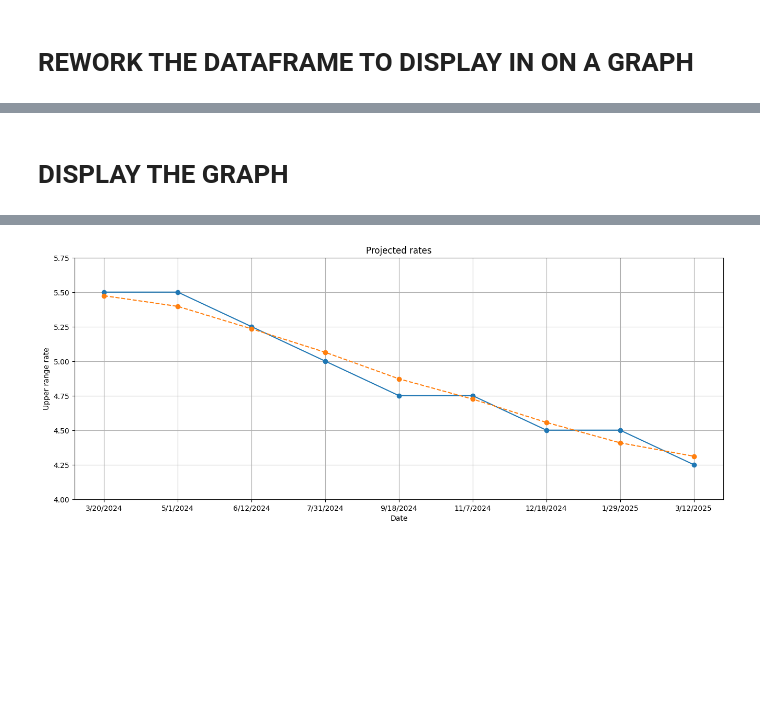
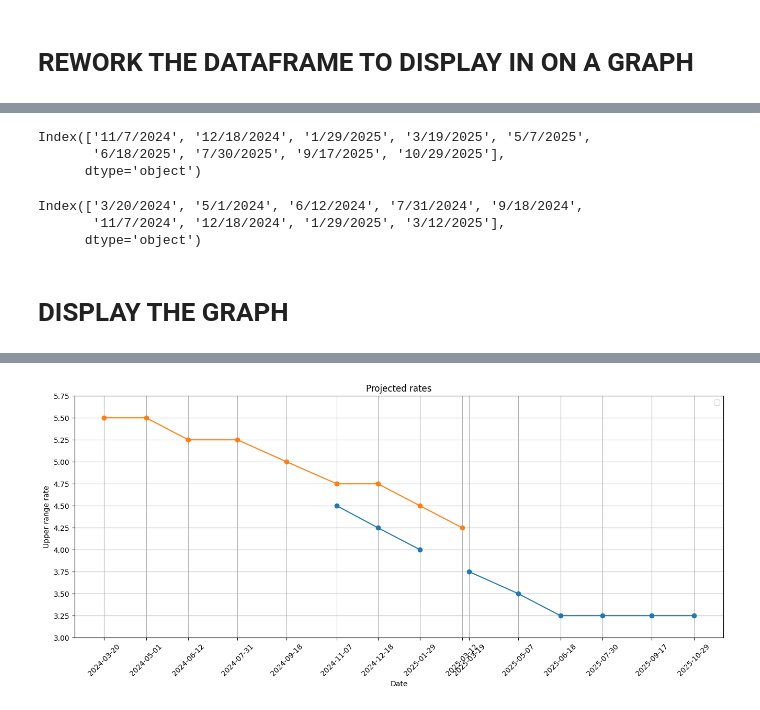
Before and after one commit to MaximilienA/quantitative-tools, a Jupyter notebook: Notebooks/[02 03 2024] [Local] Step by step Datascrapping + Data cleaning + Display + Database upload.ipynb, the cells around one changed output, grey strips where cells are left out. Saved outputs shown, nothing was run; the diff lists cells and outputs as text; code cells hidden in the pictures; blank space fills up the shorter version.

Commit message:
Update graph display

```diff
--- a/Notebooks/[02 03 2024] [Local] Step by step Datascrapping + Data cleaning + Display + Database upload.ipynb
+++ b/Notebooks/[02 03 2024] [Local] Step by step Datascrapping + Data cleaning + Display + Database upload.ipynb
@@ -103,7 +107,7 @@ def get_probabilities():
     #Get data from the QuickStrike table and stores it in the df
     for i in range(2,15): #tr
         try:
-            current_xpath = "/html/body/form/div[3]/div[2]/div[3]/div[1]/div/div/div[1]/div/div[3]/div[3]/div/div/table[2]/tbody/tr[" + str(i) + "]"
+            current_xpath = "/html/body/form/div[3]/div[2]/div[3]/div[1]/div/div/div[1]/div/div[3]/div[3]/div/div/div[1]/table[1]/tbody/tr[" + str(i) + "]"
             selected_row = driver_Click.find_element(By.XPATH, current_xpath).text
             print(selected_row)
             current_df=pd.DataFrame({selected_row})
@@ -324,9 +289,9 @@ Rates_df = pd.DataFrame({"Rates": ["0-25",	"25-50",	"50-75",	"75-100",	"100-125"
 for i in range (numberOfMeetingDates, 0, -1):
 
     #Get the raw header: 0    MEETING DATE 325-350 350-375 375-400 400-425 4...
-    header_scrapped_raw = df_buffer_scrapped_data_from_website.iloc[0]
+    header_scrapped_raw = df_buffer_scrapped_data_from_database.iloc[0]
     #Get the raw probabilities: 1    1/31/2024 0.0% 0.0% 0.0% 0.0% 6.7% 93.3%
-    probabilities_scrapped_raw = df_buffer_scrapped_data_from_website.iloc[i]
+    probabilities_scrapped_raw = df_buffer_scrapped_data_from_database.iloc[i]
 
     #Delete the "MEETING" frome the header of the retrieve table
     header_scrapped_raw = header_scrapped_raw[7:]
@@ -365,9 +330,9 @@ Rates_df
 # %% [markdown]
 # FINAL FUNCTION CALLING OTHER FUNCTION AND MERGING DATA IN A SINGLE DATAFRAME
 # %%
-def dfRatesMerger():
+def dfRatesMerger(scrapped_data_from_website_df):
 
-    scrapped_data_from_website_df  = get_probabilities()
+
 
     Rates_df = pd.DataFrame({"Rates": ["0-25",	"25-50",	"50-75",	"75-100",	"100-125",	"125-150",	"150-175",	"175-200",	"200-225",	"225-250",	"250-275",	"275-300",	"300-325",	"325-350",	"350-375",	"375-400",	"400-425",	"425-450",	"450-475",	"475-500",	"500-525",	"525-550",	"550-575",	"575-600",	"600-625",	"625-650",	"650-675",	"675-700",	"700-725",	"725-750",	"750-775",	"775-800",	"800-825",	"825-850",	"850-875",	"875-900",	"900-925",	"925-950",	"950-975",	"975-1000"]})
 
@@ -505,9 +492,9 @@ def transformReworkedDataframeToDisplayableDataframe(dataframe_from_database):
 
     max_values_probability_rate = dataframe_from_database[selected_columns].idxmax(axis=0)
 
-    print(type(max_values_probability_rate))
+    # print(type(max_values_probability_rate))
 
-    print("max_values_probability_rate : ", max_values_probability_rate)
+    # print("max_values_probability_rate : ", max_values_probability_rate)
 
     # print("max_values_indices", max_values_probability_rate, "\n")
 
@@ -519,7 +506,7 @@ def transformReworkedDataframeToDisplayableDataframe(dataframe_from_database):
     # print("max_values_indices", max_values_indices)
 
     df_to_display_in_graph = max_values_probability_rate.to_frame()
-    print(df_to_display_in_graph)
+    # print(df_to_display_in_graph)
     df_to_display_in_graph['Probabilities']=(max_probability)
     # Print the DataFrame
     df_to_display_in_graph.columns = ['Upper range rate','Probabilities']
@@ -532,6 +519,8 @@ def transformReworkedDataframeToDisplayableDataframe(dataframe_from_database):
 
 df_to_display_in_graph = transformReworkedDataframeToDisplayableDataframe(dataframe_from_database)
 
-df_to_display_in_graph
+df_to_display_in_graph_03_Mars_2024 = transformReworkedDataframeToDisplayableDataframe(final_df_03_Mars_2024)
+
+df_to_display_in_graph_03_Mars_2024
 # %% [output]
 df_avg :           0
@@ -564,26 +553,71 @@ selected_columns ['3/20/2024', '5/1/2024', '6/12/2024', '7/31/2024', '9/18/2024'
+# %%
+df_to_display_in_graph.index
+# %% [output]
+Index(['11/7/2024', '12/18/2024', '1/29/2025', '3/19/2025', '5/7/2025',
+       '6/18/2025', '7/30/2025', '9/17/2025', '10/29/2025'],
+      dtype='object')
+# %%
+df_to_display_in_graph_03_Mars_2024.index
+# %% [output]
+Index(['3/20/2024', '5/1/2024', '6/12/2024', '7/31/2024', '9/18/2024',
+       '11/7/2024', '12/18/2024', '1/29/2025', '3/12/2025'],
+      dtype='object')
 # %% [markdown]
 # DISPLAY THE GRAPH
 # %%
 # ===== PYPLOT =====
 # Create the line graph
-def createPlot(df_to_display_in_graph):
+def createPlot(df_to_display_in_graph1, df_to_display_in_graph2):
     plt.figure(figsize=(16, 6))
-    plt.plot(df_to_display_in_graph.index, df_to_display_in_graph['Upper range rate'], marker='o', linestyle='-')
-    plt.plot(df_to_display_in_graph.index, df_to_display_in_graph['Average'], marker='o', linestyle='--')
+    plt.plot(df_to_display_in_graph1.index, df_to_display_in_graph1['Upper range rate'], marker='o', linestyle='-')
+    plt.plot(df_to_display_in_graph2.index, df_to_display_in_graph2['Upper range rate'], marker='o', linestyle='-')
+
+    # plt.plot(df_to_display_in_graph.index, df_to_display_in_graph['Average'], marker='o', linestyle='--')
     plt.xlabel('Date')
     plt.ylabel('Upper range rate')
     plt.title('Projected rates')
     plt.grid(True)
+    plt.legend()
 
     # Scale Y axis by 0.25
     def make_increment(start, end, num_steps):
         return [start + i * (end - start) / (num_steps - 1) for i in range(num_steps)]
 
-    max_value = df_to_display_in_graph['Upper range rate'].max()
-    min_value = df_to_display_in_graph['Upper range rate'].min()
+    max_value1 = df_to_display_in_graph1['Upper range rate'].max()
+    min_value1 = df_to_display_in_graph1['Upper range rate'].min()
+    max_value2 = df_to_display_in_graph2['Upper range rate'].max()
+    min_value2 = df_to_display_in_graph2['Upper range rate'].min()
+
+    max_value = max(max_value1, max_value2)
+    min_value = min(min_value1, min_value2)
     increment_values = make_increment(max_value+0.25, min_value-0.25, int((max_value-min_value)/0.25)+3)
     plt.gca().set_yticks(increment_values)
 
+    ax = plt.gca()  # Get the current axis
+
+    # Filter out dates where the corresponding Y-values are NaN (if applicable)
+    valid_dates_df1 = df1_reindexed.dropna().index
+    valid_dates_df2 = df2_reindexed.dropna().index
+
+    # Combine valid dates from both dataframes
+    valid_dates = valid_dates_df1.union(valid_dates_df2)
+
+    # Set the X-ticks to these valid dates
+    ax.set_xticks(valid_dates)
+
+    plt.xticks(rotation=45)
+
     return plt
-createPlot(df_to_display_in_graph)
+
+df_to_display_in_graph.index = pd.to_datetime(df_to_display_in_graph.index, format='%m/%d/%Y')
+df_to_display_in_graph_03_Mars_2024.index = pd.to_datetime(df_to_display_in_graph_03_Mars_2024.index, format='%m/%d/%Y')
+
+# Combine the two date indexes, sort them in chronological order, and reindex both dataframes
+combined_dates = df_to_display_in_graph.index.union(df_to_display_in_graph_03_Mars_2024.index).sort_values()
+
+# Reindex both dataframes to the combined dates
+df1_reindexed = df_to_display_in_graph.reindex(combined_dates)
+df2_reindexed = df_to_display_in_graph_03_Mars_2024.reindex(combined_dates)
+
+createPlot(df1_reindexed, df2_reindexed)
 # %% [output]
@@ -591 +625 @@ createPlot(df_to_display_in_graph)
-[figure, old version]
+[figure, new version]
```
Also changed, not shown: parts of 20 cells of this notebook, 2 other files.
